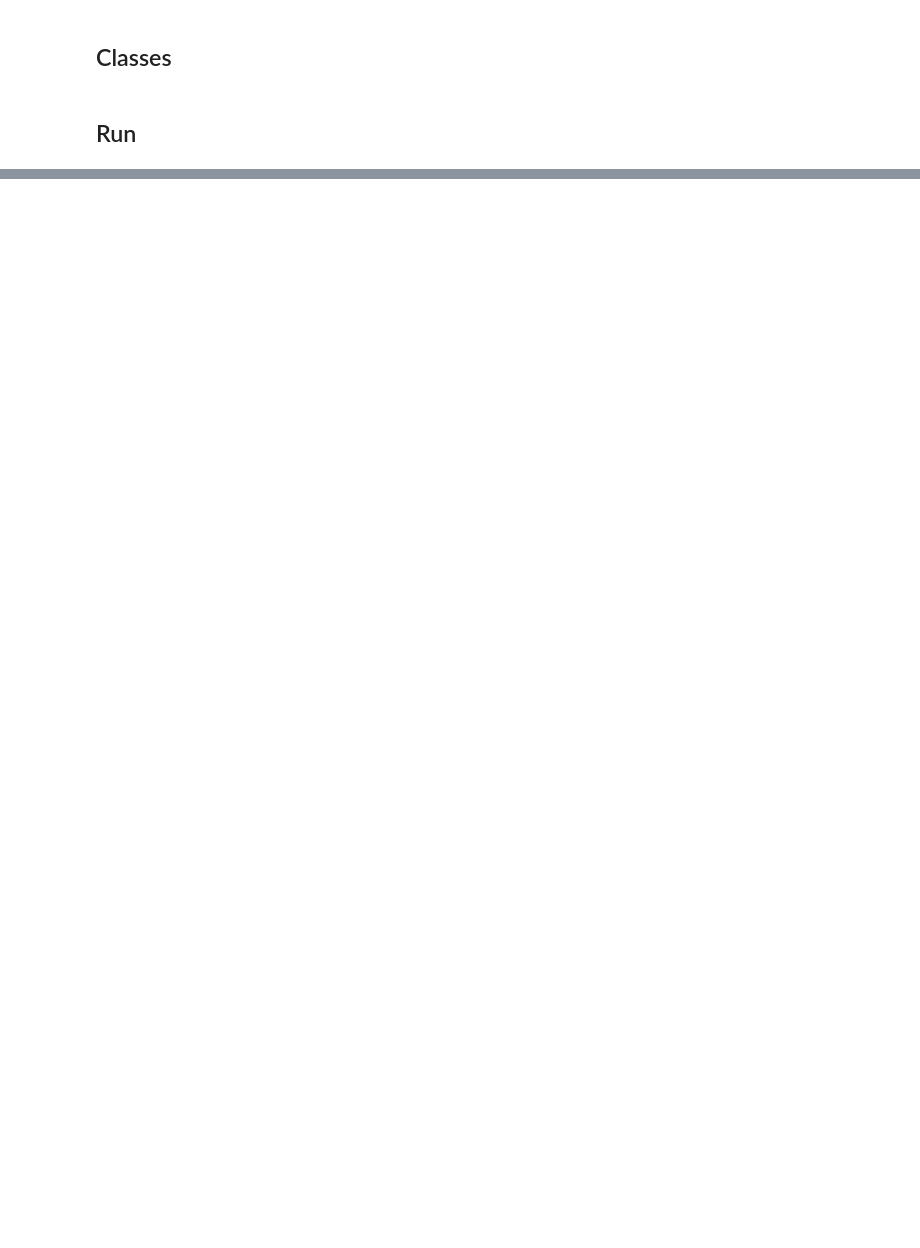
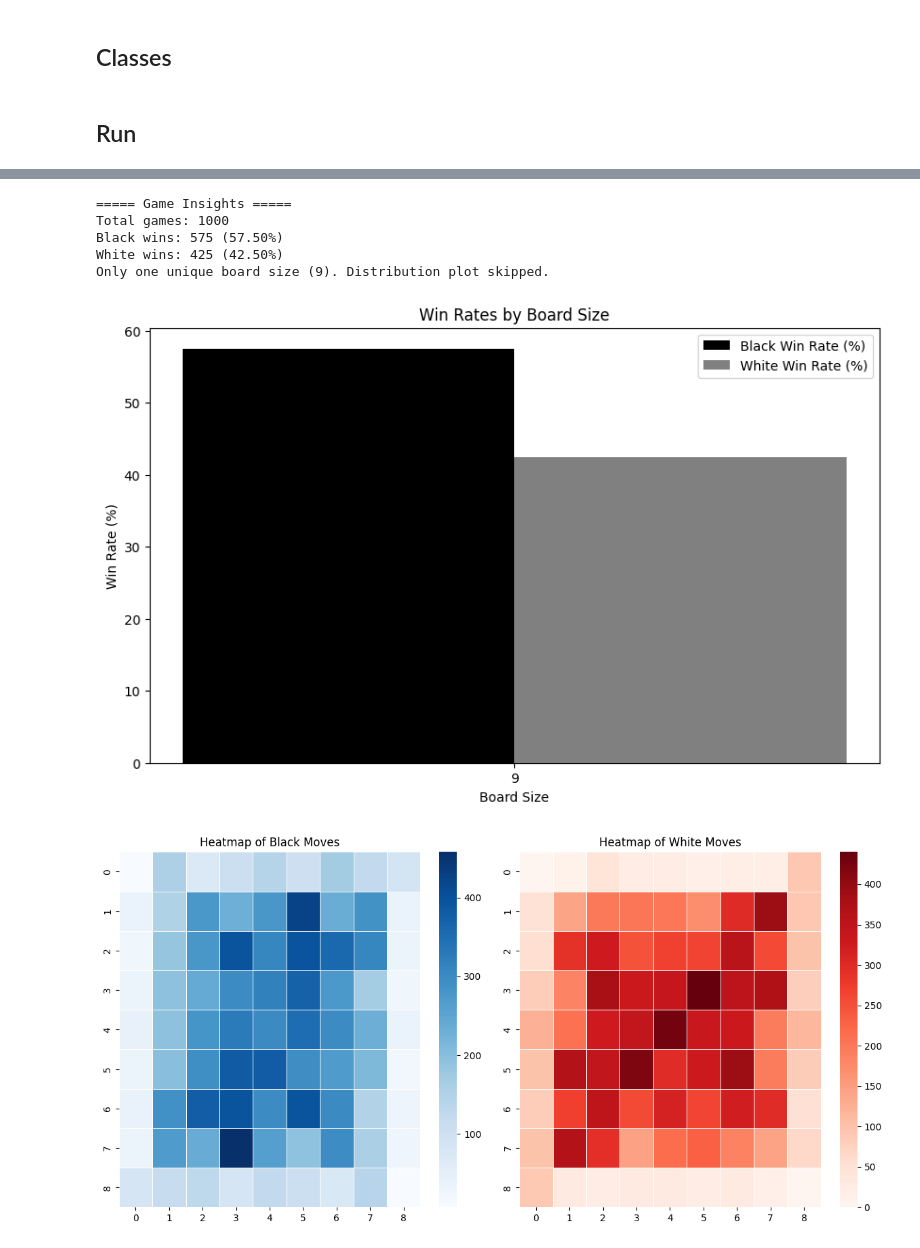
Before and after one commit to Jon-Ingvar-Skanoy/hex, a Jupyter notebook: kata_analyzer.ipynb, the cells around one changed output, grey strips where cells are left out. Cells and saved outputs as stored; diff of their text form; code cells hidden in the pictures; blank space fills up the shorter version.

```diff
--- a/kata_analyzer.ipynb
+++ b/kata_analyzer.ipynb
@@ -9,2 +12,13 @@ from collections import defaultdict
+# %%
+#7x7_1000.sgfs
+#9x9_1000.sgfs
+#15x15_10000.sgfs
+
+path_folder = "/mnt/b/TsetlinModels/data/katahex/"
+board_size = 9
+num_games = 1000
+
+SGFS_FILE = f"{path_folder}{board_size}x{board_size}_{num_games}.sgfs"
+NPZ_FILE = f"{path_folder}{board_size}x{board_size}_{num_games}.npz"
 # %% [markdown]
 ## Classes
@@ -212,0 +436,12 @@ Game values shape: (12943, 5, 15, 15)
+# %%
+sgf_analyzer = SGFAnalyzer(SGFS_FILE)
+
+all_games_data = sgf_analyzer.get_all_games_data()
+game_metadata = sgf_analyzer.get_game_metadata(0)
+game_moves = sgf_analyzer.get_game_moves(0)
+general_insights = sgf_analyzer.get_general_insights()
+
+print("All Games Data Sample:", all_games_data[0])
+print("Game 0 Metadata:", game_metadata)
+print("Game 0 Moves:", game_moves)
+#display("General Insights:", general_insights)
@@ -212,0 +534,12 @@ Game values shape: (12943, 5, 15, 15)
+# %%
+Visualizer.display_sgf_insights(general_insights)                                           # Visualize SGF insights (e.g., distribution, win rates, move heatmaps)
+Visualizer.plot_game_board(sgf_analyzer, game_index=0)                                      # Plot a specific game board with move numbers (e.g., game 0)
+Visualizer.plot_random_game_boards(sgf_analyzer, num_boards=5)                              # Plot multiple random game boards
+# %% [output]
+===== Game Insights =====
+Total games: 1000
+Black wins: 575 (57.50%)
+White wins: 425 (42.50%)
+Only one unique board size (9). Distribution plot skipped.
+[figure, added]
+[figure, added]
```
Also changed, not shown: parts of 15 cells of this notebook.
